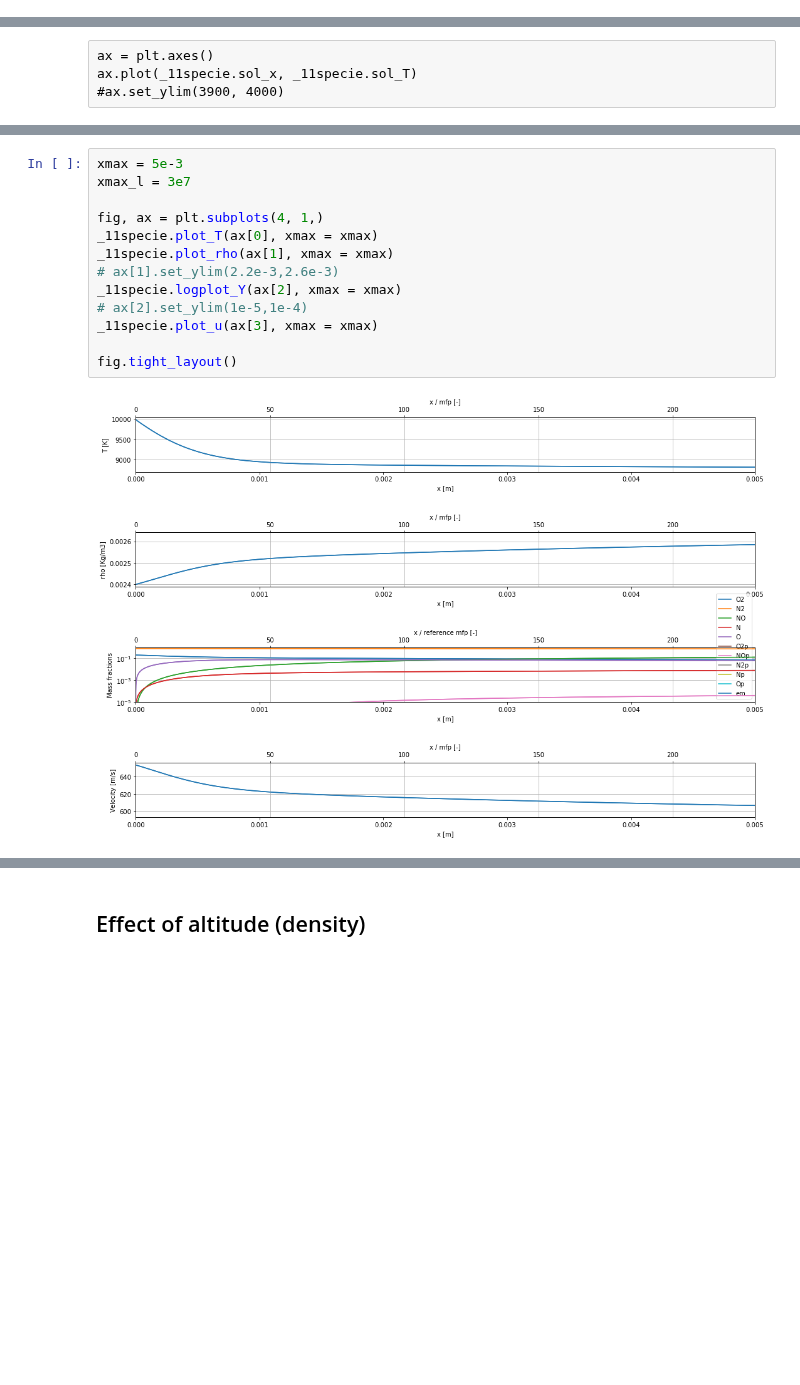
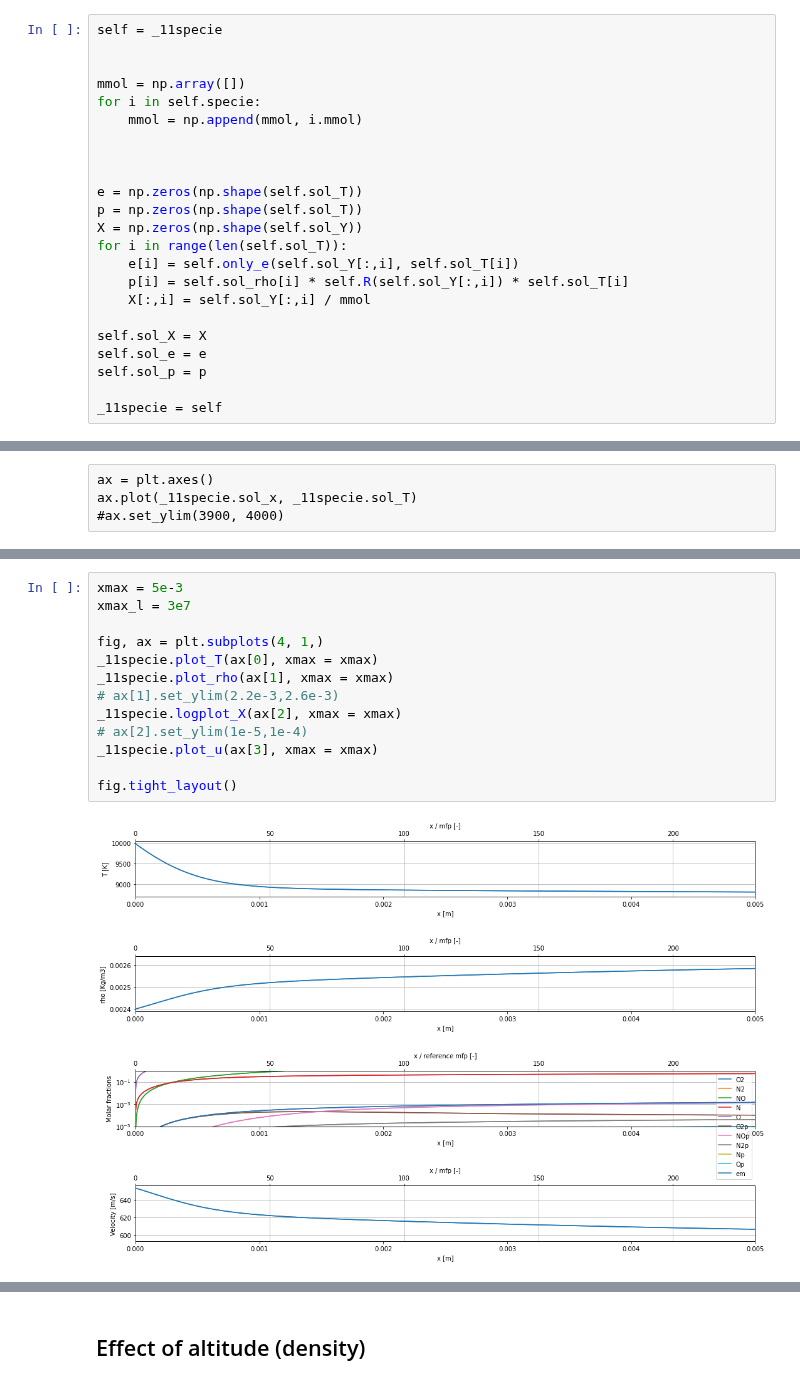
Before and after one commit to 20edo/Reactive_shock_air, a Jupyter notebook: Reactive_Air_shock.ipynb, the cells around one changed output, grey strips where cells are left out. Cells and saved outputs as stored; diff of their text form; blank space fills up the shorter version.

Commit message:
Added molar concentration plot and logplot

```diff
--- a/Reactive_Air_shock.ipynb
+++ b/Reactive_Air_shock.ipynb
@@ -1702,3 +1803,26 @@ A Solving for x = 1.000000000000e+00
+# %%
+self = _11specie
+
+
+mmol = np.array([])
+for i in self.specie:
+    mmol = np.append(mmol, i.mmol)
+
+
+
+e = np.zeros(np.shape(self.sol_T))
+p = np.zeros(np.shape(self.sol_T))
+X = np.zeros(np.shape(self.sol_Y))
+for i in range(len(self.sol_T)):
+    e[i] = self.only_e(self.sol_Y[:,i], self.sol_T[i])
+    p[i] = self.sol_rho[i] * self.R(self.sol_Y[:,i]) * self.sol_T[i]
+    X[:,i] = self.sol_Y[:,i] / mmol
+
+self.sol_X = X
+self.sol_e = e
+self.sol_p = p
+
+_11specie = self
 # %% [raw]
 plt.plot(_11specie.sol_x, _11specie.sol_e)
 # %% [raw]
@@ -1727,18 +1851,18 @@ ax.plot(_11specie.sol_x, _11specie.sol_Y[-5], 'r') # NOp
 # %%
 xmax = 5e-3
 xmax_l = 3e7
 
 fig, ax = plt.subplots(4, 1,)
 _11specie.plot_T(ax[0], xmax = xmax)
 _11specie.plot_rho(ax[1], xmax = xmax)
 # ax[1].set_ylim(2.2e-3,2.6e-3)
-_11specie.logplot_Y(ax[2], xmax = xmax)
+_11specie.logplot_X(ax[2], xmax = xmax)
 # ax[2].set_ylim(1e-5,1e-4)
 _11specie.plot_u(ax[3], xmax = xmax)
 
 fig.tight_layout()
 # %% [output]
-[figure, old version]
+[figure, new version]
 # %%
 _11specie.validate()
 # %% [output]
```
Also changed, not shown: parts of 8 cells of this notebook.
